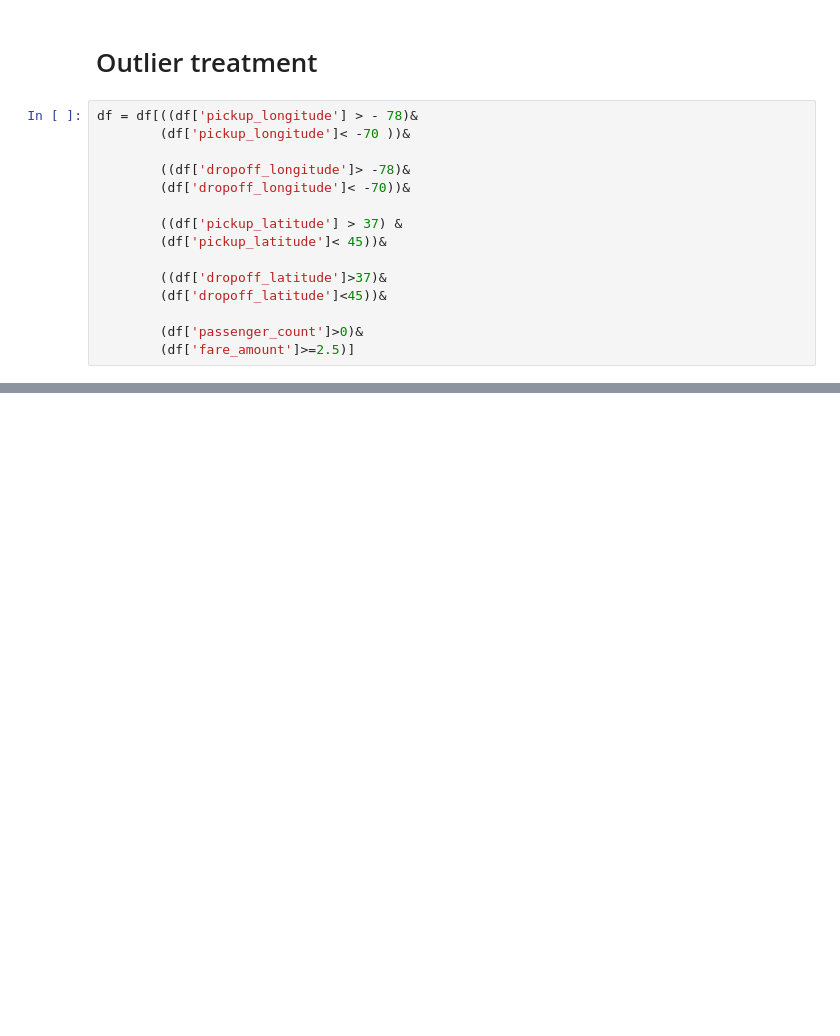
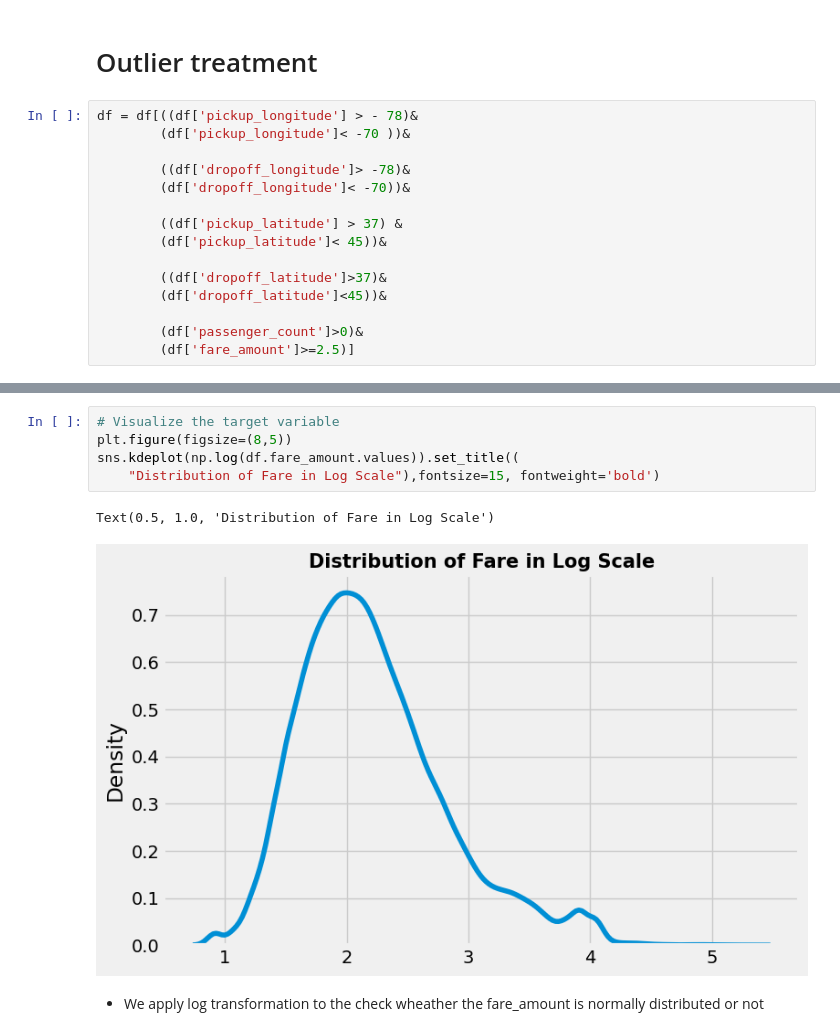
Before and after one commit to aayushs7ha/Kaggle, a Jupyter notebook: nyc-taxi-fare-prediction.ipynb, the cells around one changed output, grey strips where cells are left out. Saved outputs shown, nothing was run; the diff lists cells and outputs as text; blank space fills up the shorter version.

Commit message:
Kaggle Notebook | NYC Taxi Fare Prediction | Version 3

```diff
--- a/nyc-taxi-fare-prediction.ipynb
+++ b/nyc-taxi-fare-prediction.ipynb
@@ -121,0 +154,10 @@ df = df[((df['pickup_longitude'] > - 78)&
+# %%
+# Visualize the target variable
+plt.figure(figsize=(8,5))
+sns.kdeplot(np.log(df.fare_amount.values)).set_title((
+    "Distribution of Fare in Log Scale"),fontsize=15, fontweight='bold')
+# %% [output]
+Text(0.5, 1.0, 'Distribution of Fare in Log Scale')
+[figure, added]
+# %% [markdown]
+- We apply log transformation to the check wheather the fare_amount is normally distributed or not
```
Also changed, not shown: parts of 28 cells of this notebook.
